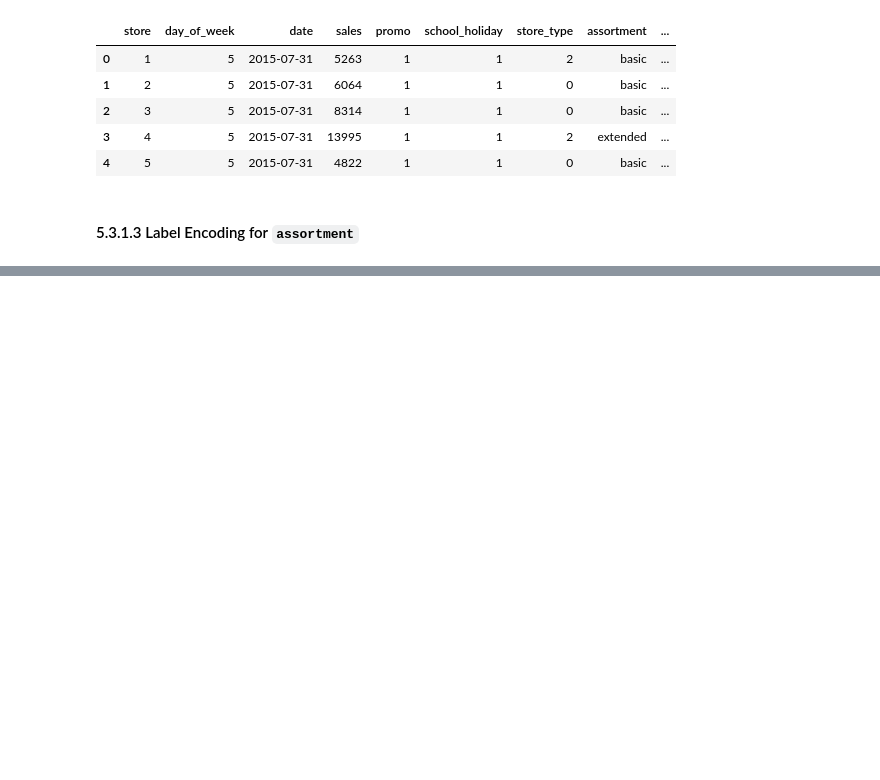
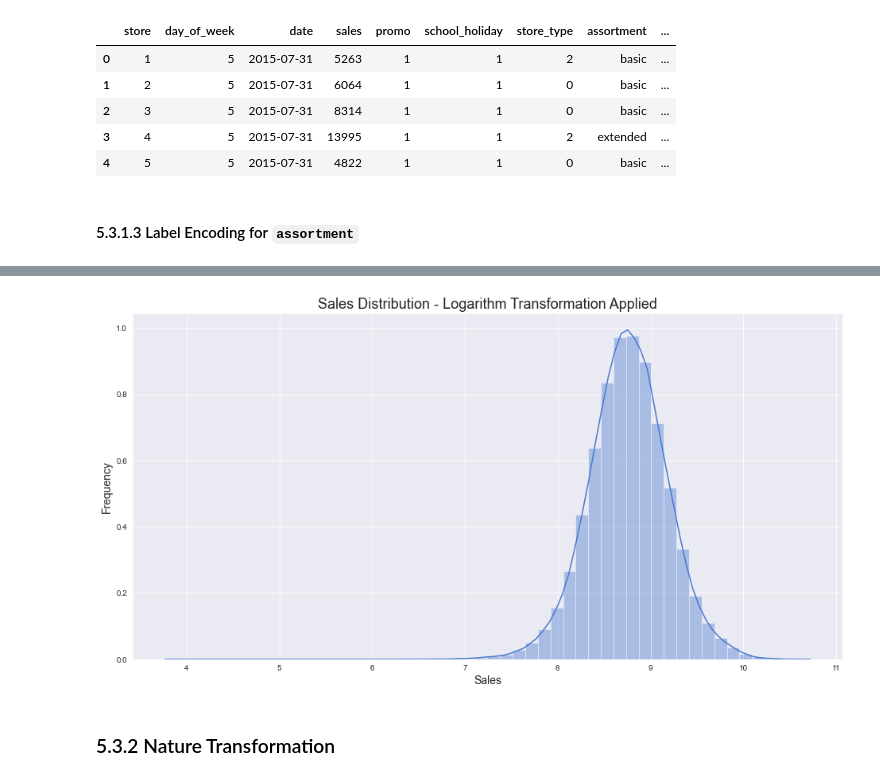
Before and after one commit to brunokatekawa/Curso_DS_Prod, a Jupyter notebook: m05_v01_store_sales_prediction.ipynb, the cells around one changed output, grey strips where cells are left out. Saved outputs shown, nothing was run; the diff lists cells and outputs as text; code cells hidden in the pictures; blank space fills up the shorter version.

```diff
--- a/m05_v01_store_sales_prediction.ipynb
+++ b/m05_v01_store_sales_prediction.ipynb
@@ -2459,0 +2464,19 @@ df5.head()
+# %%
+# uses the variable ax for single a Axes
+fig, ax = plt.subplots()
+
+# sets the figure size in inches
+ax.figure.set_size_inches(16, 8)
+
+# plots a box plot
+ax = sns.distplot(df5['sales'])
+
+# sets the plot features
+set_plots_features(ax, "Sales Distribution - Logarithm Transformation Applied", "Sales", "Frequency")
+
+# display the plot
+plt.show()
+# %% [output]
+[figure, added]
+# %% [markdown]
+### 5.3.2 Nature Transformation
```
Also changed, not shown: parts of 9 cells of this notebook.
